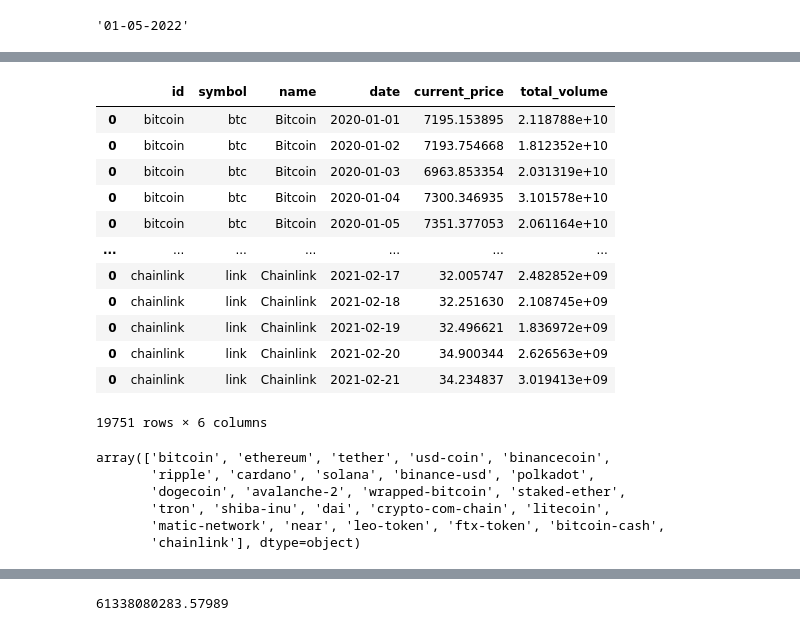
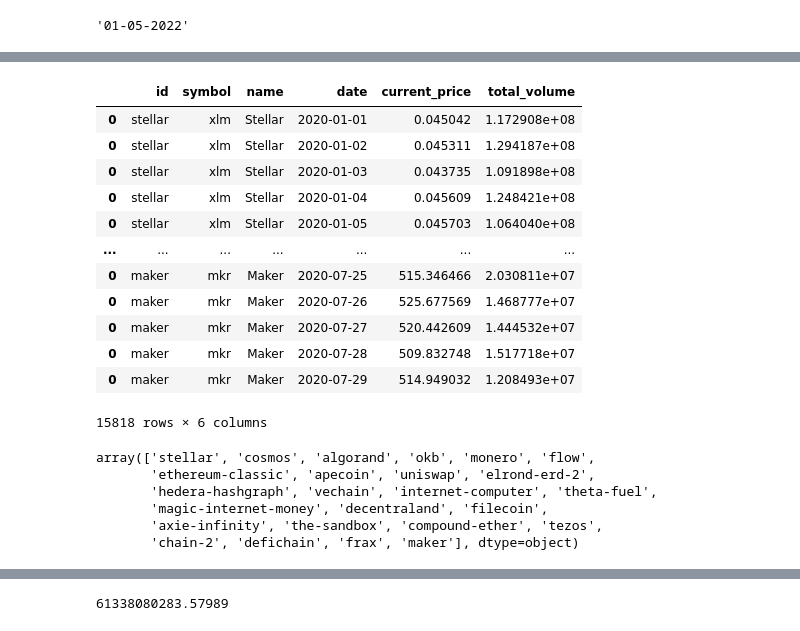
Before and after one commit to patriciagaruiz/Cryptocurrency, a Jupyter notebook: web-api.ipynb, the cells around one changed output, grey strips where cells are left out. Drawn from its saved outputs; the diff is of its cells as text; code cells hidden in the pictures.

```diff
--- a/web-api.ipynb
+++ b/web-api.ipynb
@@ -757,11 +757,11 @@ moedas_ok = ['bitcoin', 'ethereum', 'tether', 'usd-coin', 'binancecoin',
        'tron', 'shiba-inu', 'dai', 'crypto-com-chain', 'litecoin',
        'matic-network', 'near', 'leo-token', 'ftx-token', 'bitcoin-cash',
        'chainlink','stellar','cosmos','algorand','okb','monero']
-df5 =pd.DataFrame()
+dfbt =pd.DataFrame()
 for index,row in coins_markets_df.iterrows():
     time.sleep(1.3)
     print(row['id'])
-    if row['id'] not in moedas_ok:
+    if row['id'] == 'bitcoin':
         print('Linha ok:',row['id'])
         for date in date_list:
 
@@ -779,7 +779,7 @@ for index,row in coins_markets_df.iterrows():
                 df['current_price']= price['market_data']['current_price']['usd']
                 df['total_volume']=price['market_data']['total_volume']['usd']
                 df = pd.DataFrame(df, index=[0])
-                df5 = df5.append(df)
+                dfbt = dfbt.append(df)
             except:
                 pass
 # %% [output]
@@ -803,25 +788,25 @@ Linha ok: flow
-# %%
-df4
-# %% [output]
-|  | id | symbol | name | date | current_price | total_volume |
-| 0 | bitcoin | btc | Bitcoin | 2020-01-01 | 7195.153895 | 2.118788e+10 |
-| 0 | bitcoin | btc | Bitcoin | 2020-01-02 | 7193.754668 | 1.812352e+10 |
-| 0 | bitcoin | btc | Bitcoin | 2020-01-03 | 6963.853354 | 2.031319e+10 |
-| 0 | bitcoin | btc | Bitcoin | 2020-01-04 | 7300.346935 | 3.101578e+10 |
-| 0 | bitcoin | btc | Bitcoin | 2020-01-05 | 7351.377053 | 2.061164e+10 |
-| ... | ... | ... | ... | ... | ... | ... |
-| 0 | chainlink | link | Chainlink | 2021-02-17 | 32.005747 | 2.482852e+09 |
-| 0 | chainlink | link | Chainlink | 2021-02-18 | 32.251630 | 2.108745e+09 |
-| 0 | chainlink | link | Chainlink | 2021-02-19 | 32.496621 | 1.836972e+09 |
-| 0 | chainlink | link | Chainlink | 2021-02-20 | 34.900344 | 2.626563e+09 |
-| 0 | chainlink | link | Chainlink | 2021-02-21 | 34.234837 | 3.019413e+09 |
-19751 rows × 6 columns
+# %%
+df5
+# %% [output]
+|  | id | symbol | name | date | current_price | total_volume |
+| 0 | stellar | xlm | Stellar | 2020-01-01 | 0.045042 | 1.172908e+08 |
+| 0 | stellar | xlm | Stellar | 2020-01-02 | 0.045311 | 1.294187e+08 |
+| 0 | stellar | xlm | Stellar | 2020-01-03 | 0.043735 | 1.091898e+08 |
+| 0 | stellar | xlm | Stellar | 2020-01-04 | 0.045609 | 1.248421e+08 |
+| 0 | stellar | xlm | Stellar | 2020-01-05 | 0.045703 | 1.064040e+08 |
+| ... | ... | ... | ... | ... | ... | ... |
+| 0 | maker | mkr | Maker | 2020-07-25 | 515.346466 | 2.030811e+07 |
+| 0 | maker | mkr | Maker | 2020-07-26 | 525.677569 | 1.468777e+07 |
+| 0 | maker | mkr | Maker | 2020-07-27 | 520.442609 | 1.444532e+07 |
+| 0 | maker | mkr | Maker | 2020-07-28 | 509.832748 | 1.517718e+07 |
+| 0 | maker | mkr | Maker | 2020-07-29 | 514.949032 | 1.208493e+07 |
+15818 rows × 6 columns
 # %%
-df4['id'].unique()
+df5['id'].unique()
 # %% [output]
-array(['bitcoin', 'ethereum', 'tether', 'usd-coin', 'binancecoin',
-       'ripple', 'cardano', 'solana', 'binance-usd', 'polkadot',
-       'dogecoin', 'avalanche-2', 'wrapped-bitcoin', 'staked-ether',
-       'tron', 'shiba-inu', 'dai', 'crypto-com-chain', 'litecoin',
-       'matic-network', 'near', 'leo-token', 'ftx-token', 'bitcoin-cash',
-       'chainlink'], dtype=object)
+array(['stellar', 'cosmos', 'algorand', 'okb', 'monero', 'flow',
+       'ethereum-classic', 'apecoin', 'uniswap', 'elrond-erd-2',
+       'hedera-hashgraph', 'vechain', 'internet-computer', 'theta-fuel',
+       'magic-internet-money', 'decentraland', 'filecoin',
+       'axie-infinity', 'the-sandbox', 'compound-ether', 'tezos',
+       'chain-2', 'defichain', 'frax', 'maker'], dtype=object)
```
Also changed, not shown: parts of 7 cells of this notebook, 6 other files.
